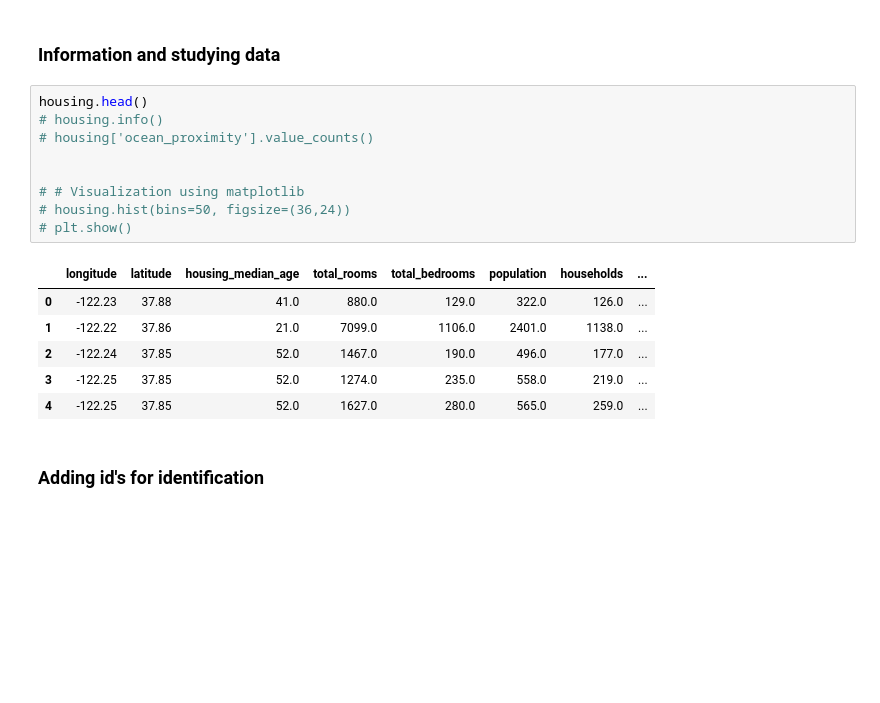
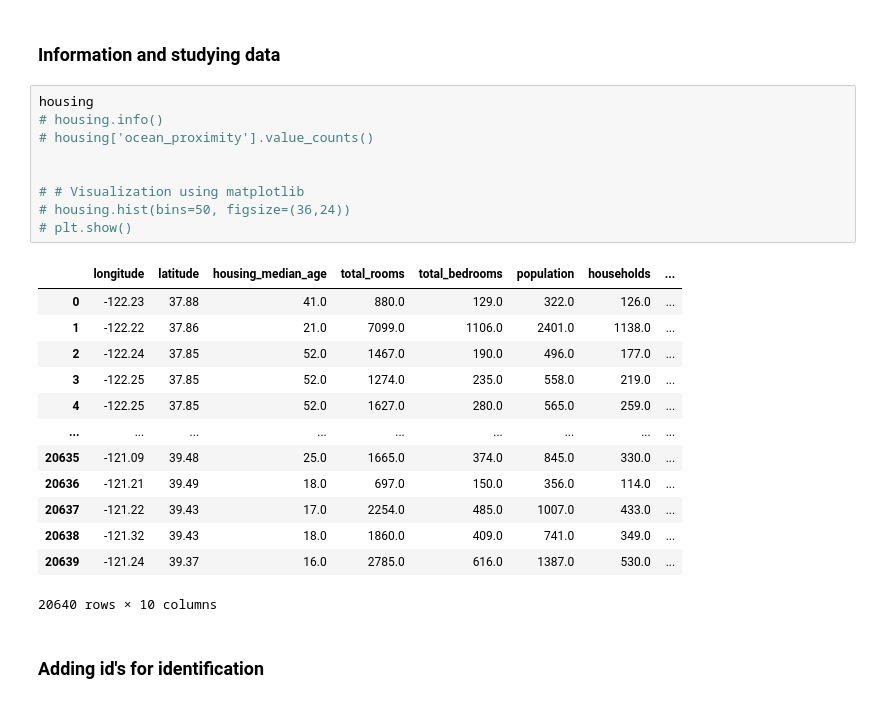
Before and after one commit to Shubh0507/Machine_Learning, a Jupyter notebook: Proj/housing-prices/model.ipynb, the cells around one changed output. Drawn from its saved outputs; the diff is of its cells as text; blank space fills up the shorter version.

```diff
--- a/Proj/housing-prices/model.ipynb
+++ b/Proj/housing-prices/model.ipynb
@@ -27,21 +27,28 @@ housing = loading_house_data()
 # %% [markdown]
 ### Information and studying data
 # %%
-housing.head()
+housing
 # housing.info()
 # housing['ocean_proximity'].value_counts()
 
 
 # # Visualization using matplotlib
 # housing.hist(bins=50, figsize=(36,24))
 # plt.show()
 # %% [output]
 |  | longitude | latitude | housing_median_age | total_rooms | total_bedrooms | population | households | ... |
 | 0 | -122.23 | 37.88 | 41.0 | 880.0 | 129.0 | 322.0 | 126.0 | ... |
 | 1 | -122.22 | 37.86 | 21.0 | 7099.0 | 1106.0 | 2401.0 | 1138.0 | ... |
 | 2 | -122.24 | 37.85 | 52.0 | 1467.0 | 190.0 | 496.0 | 177.0 | ... |
 | 3 | -122.25 | 37.85 | 52.0 | 1274.0 | 235.0 | 558.0 | 219.0 | ... |
 | 4 | -122.25 | 37.85 | 52.0 | 1627.0 | 280.0 | 565.0 | 259.0 | ... |
+| ... | ... | ... | ... | ... | ... | ... | ... | ... |
+| 20635 | -121.09 | 39.48 | 25.0 | 1665.0 | 374.0 | 845.0 | 330.0 | ... |
+| 20636 | -121.21 | 39.49 | 18.0 | 697.0 | 150.0 | 356.0 | 114.0 | ... |
+| 20637 | -121.22 | 39.43 | 17.0 | 2254.0 | 485.0 | 1007.0 | 433.0 | ... |
+| 20638 | -121.32 | 39.43 | 18.0 | 1860.0 | 409.0 | 741.0 | 349.0 | ... |
+| 20639 | -121.24 | 39.37 | 16.0 | 2785.0 | 616.0 | 1387.0 | 530.0 | ... |
+20640 rows × 10 columns
 # %% [markdown]
 ### Adding id's for identification
 # %% [markdown]
```
Also changed, not shown: parts of 8 cells of this notebook.
